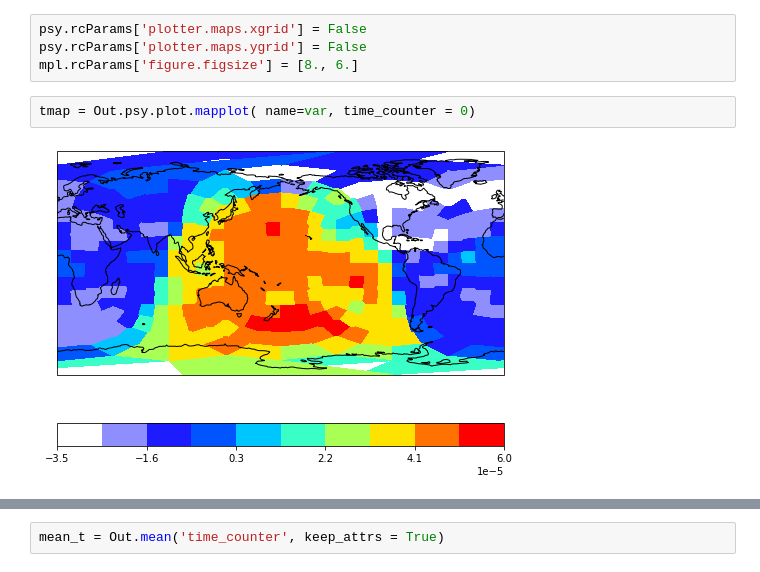
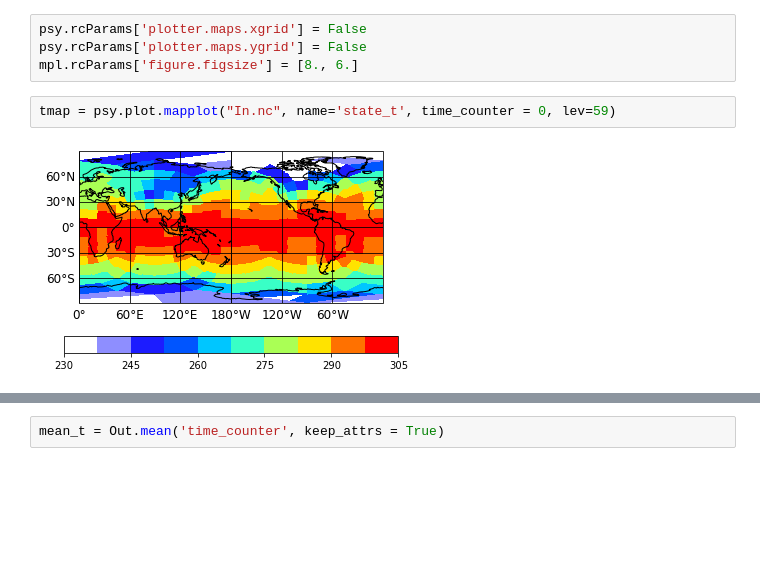
Before and after one commit to AnatoleVercelloni/hybrid_climate_modelling, a Jupyter notebook: visu/data_test.ipynb, the cells around one changed output, grey strips where cells are left out. Drawn from its saved outputs; the diff is of its cells as text; blank space fills up the shorter version.

```diff
--- a/visu/data_test.ipynb
+++ b/visu/data_test.ipynb
@@ -112,9 +96,9 @@ psy.rcParams['plotter.maps.xgrid'] = False
 psy.rcParams['plotter.maps.ygrid'] = False
 mpl.rcParams['figure.figsize'] = [8., 6.]
 # %%
-tmap = Out.psy.plot.mapplot( name=var, time_counter = 0)
+tmap = psy.plot.mapplot("In.nc", name='state_t', time_counter = 0, lev=59)
 # %% [output]
-[figure, old version]
+[figure, new version]
 # %%
 tma = pred.psy.plot.mapplot(name=var)
 # %% [output]
```
Also changed, not shown: parts of 5 cells of this notebook, 4 other files.
